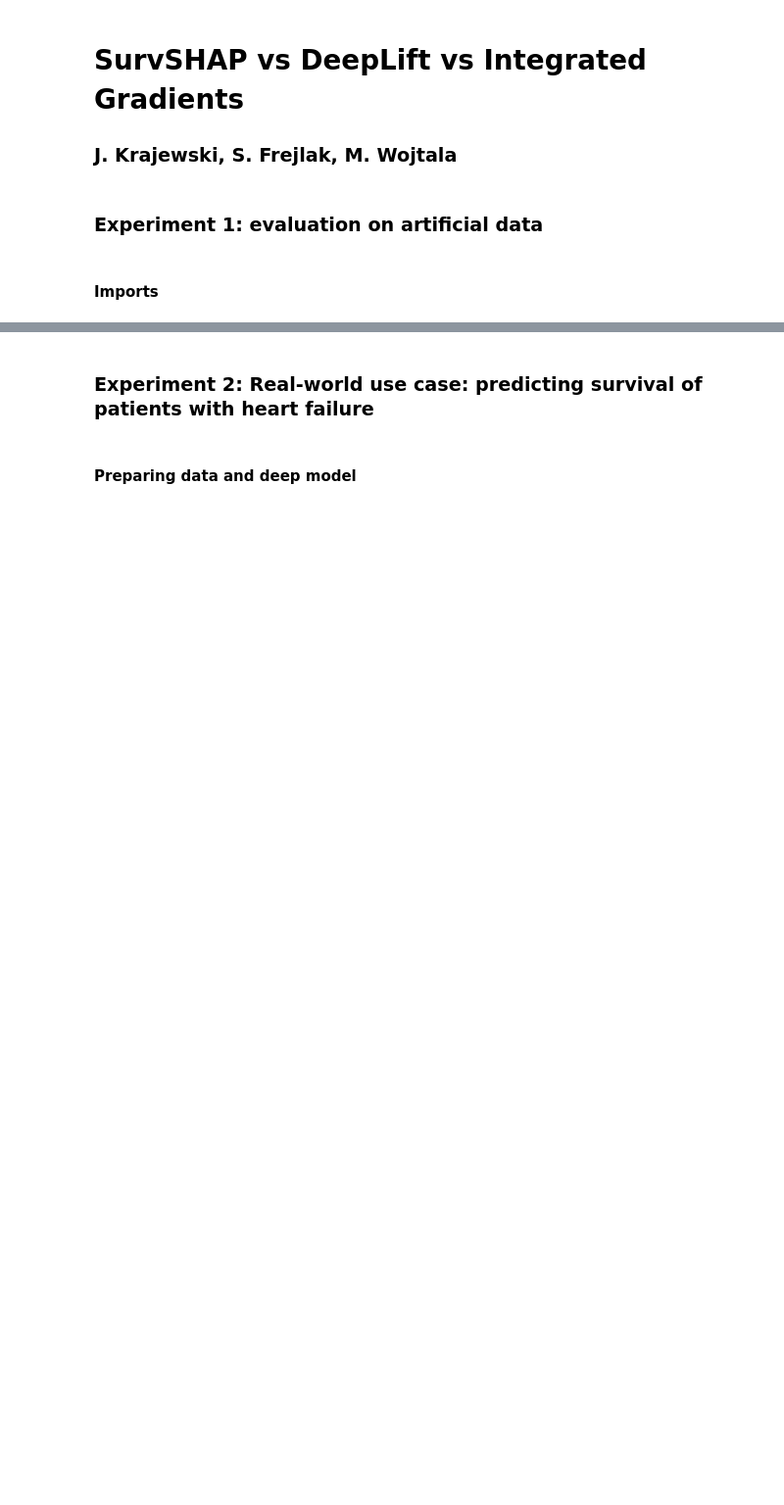
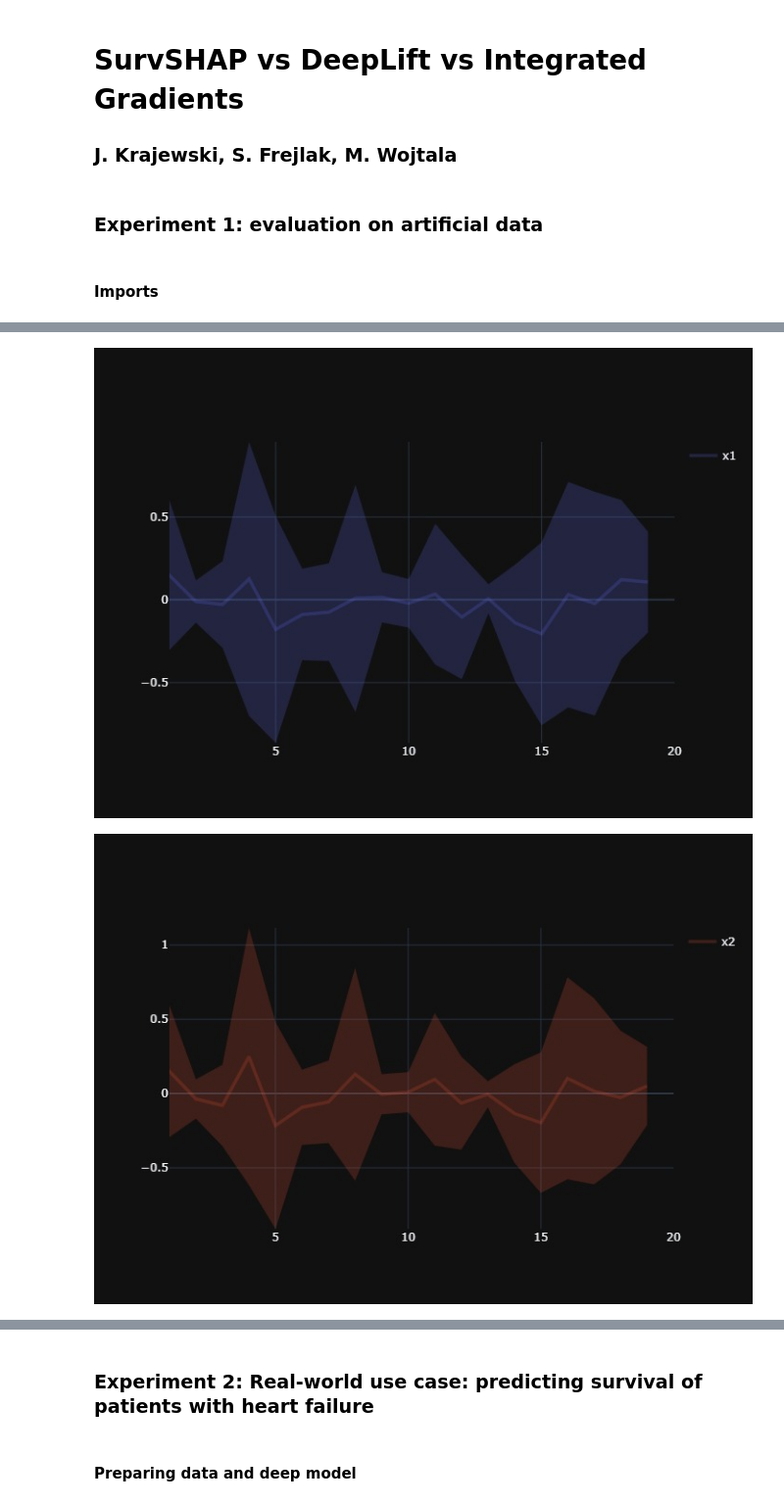
Before and after one commit to siasio/survshap, a Jupyter notebook: exp3_trained_network.ipynb, the cells around one changed output, grey strips where cells are left out. Shown: that part at 98% size. Drawn from its saved outputs; the diff is of its cells as text; code cells hidden in the pictures; blank space fills up the shorter version.

```diff
--- a/exp3_trained_network.ipynb
+++ b/exp3_trained_network.ipynb
@@ -109,0 +211,4 @@ durations_test, events_test = get_target(df_test)
+# %%
+df_raw = pd.read_csv('data/exp1_data_complex.csv')
+
+df_train, df_val, df_test = train_val_test_split(df_raw)
@@ -110,3 +223,12 @@ durations_test, events_test = get_target(df_test)
+# %%
+cols_standardize = ['x3', 'x4', 'x5']
+cols_leave = ['x1', 'x2']
+num_durations = 20
+
+(train, val, test), labtrans = prepare_x_y([df_train, df_val, df_test], cols_standardize, cols_leave, num_durations)
+x_train, y_train = train
+x_val, y_val = val
+x_test, y_test = test
 # %%
 in_features = x_train.shape[1]
 num_nodes = [4, 4]
@@ -223,0 +266,2 @@ The next part of experiment 1 will be here after overcoming technical difficulti
+# %%
+aggregated_attributions, aggregated_metric_scores =  compute_attributions_and_metrics(model.net, IntegratedGradients, x_train, y_train, num_durations, used_metrics)
@@ -223,0 +286,40 @@ The next part of experiment 1 will be here after overcoming technical difficulti
+# %%
+model.eval()
+
+x = list(range(num_durations))
+num_features = x_train.shape[1]
+
+for i in range(num_features):
+    fig = go.Figure()
+    new_col = next(line_color)
+
+    y_means = np.apply_along_axis(lambda feature: feature.mean(), axis=0, arr=aggregated_attributions[:, :, i])
+    y_stds = np.apply_along_axis(lambda feature: feature.std(), axis=0, arr=aggregated_attributions[:, :, i])
+    y_lows = [y for y in y_means - y_stds]
+    y_lows = y_lows[::-1]
+    y_ups = [y for y in y_means + y_stds]
+
+    # standard deviation area
+    fig.add_traces(go.Scatter(x=x+x[::-1],
+                              y=y_ups+y_lows,
+                              fill='tozerox',
+                              fillcolor=new_col,
+                              line=dict(color='rgba(255,255,255,0)'),
+                              showlegend=False,
+                              name=df_train.columns[i]))
+
+    # line trace
+    fig.add_traces(go.Scatter(x=x,
+                              y=y_means,
+                              line=dict(color=new_col, width=3.5),
+                              mode='lines',
+                              name=df_train.columns[i])
+                   )
+
+    # set x-axis
+    fig.update_layout(xaxis=dict(range=[1,num_durations]))
+
+    fig.show()
+# %% [output]
+[figure, added]
+[figure, added]
```
Also changed, not shown: parts of 96 cells of this notebook, 10 other files.
